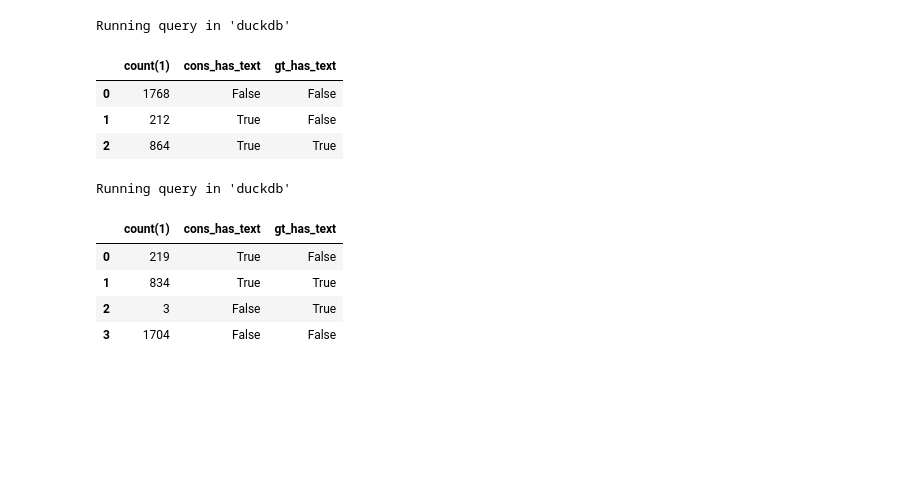
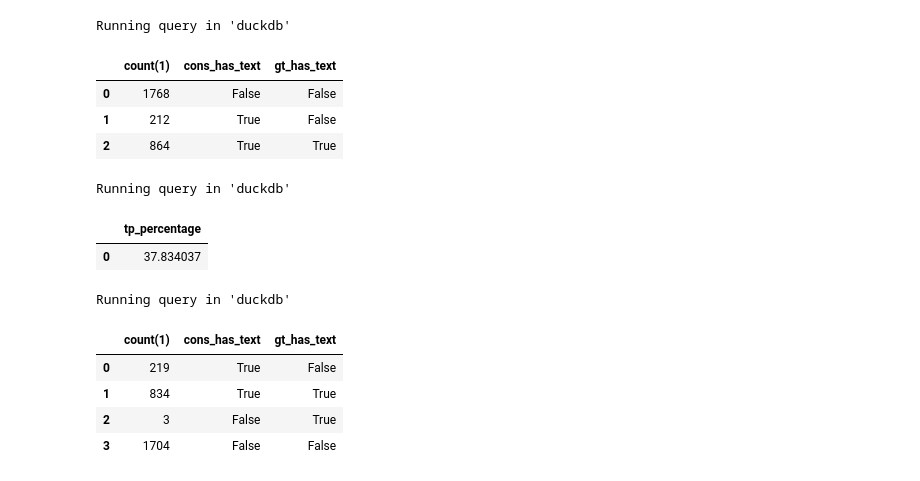
Before and after one commit to mitja-o/metadata-assistant, a Jupyter notebook: _evaluation/statistics/results/semantic_similarity.ipynb, the cells around one changed output. Saved outputs shown, nothing was run; the diff lists cells and outputs as text; code cells hidden in the pictures; blank space fills up the shorter version.

```diff
--- a/_evaluation/statistics/results/semantic_similarity.ipynb
+++ b/_evaluation/statistics/results/semantic_similarity.ipynb
@@ -319,6 +346,16 @@ Running query in 'duckdb'
 | 0 | 1768 | False | False |
 | 1 | 212 | True | False |
 | 2 | 864 | True | True |
+# %%
+%%sql
+SELECT
+    (SELECT COUNT(1) FROM shared_cons_gt_eml_data_nodes WHERE cons_has_text AND cons_has_text)
+    / (SELECT COUNT(1) FROM shared_cons_gt_eml_data_nodes)
+    * 100 AS tp_percentage;
+# %% [output]
+Running query in 'duckdb'
+|  | tp_percentage |
+| 0 | 37.834037 |
 # %%
 %%sql
 SELECT COUNT(1), cons_has_text, gt_has_text
```
Also changed, not shown: parts of 8 cells of this notebook, 1 other file.
